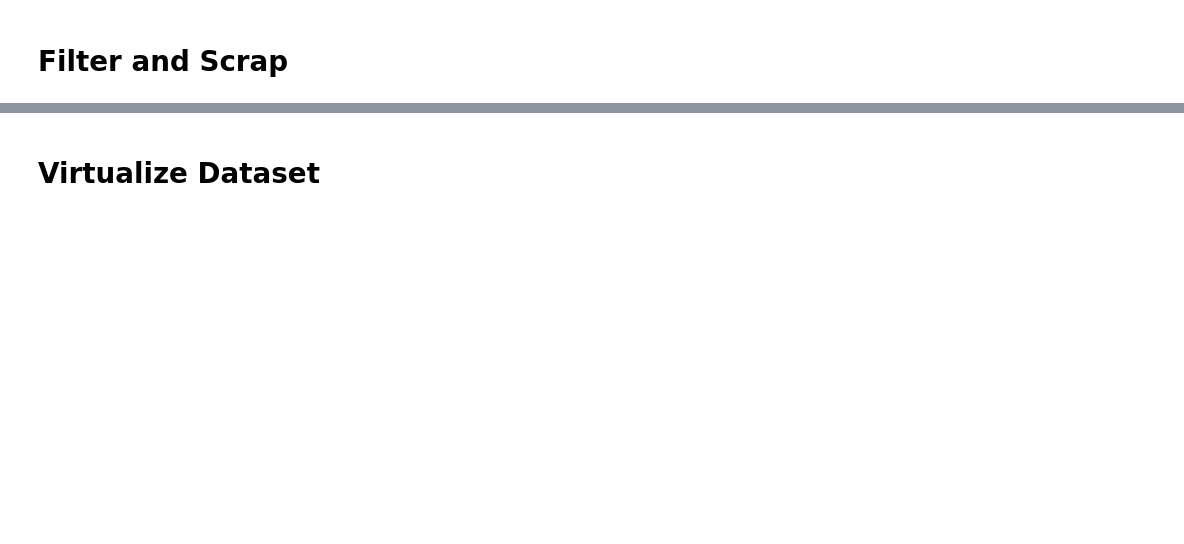
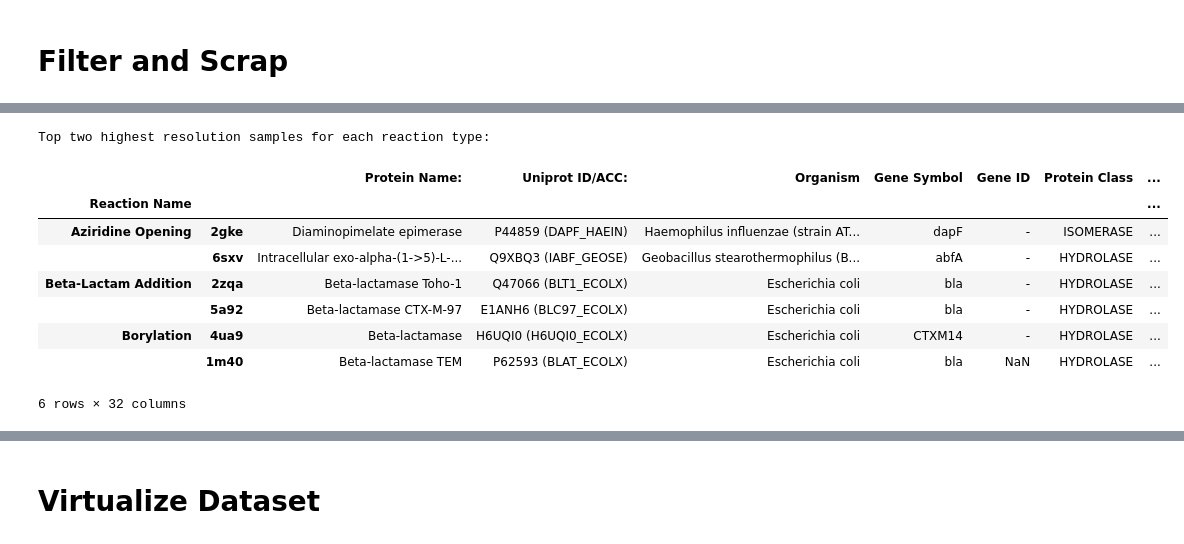
Before and after one commit to maskeci/Filter-for-CovPDB_complexes, a Jupyter notebook: Filter_n_Scrap.ipynb, the cells around one changed output, grey strips where cells are left out. Drawn from its saved outputs; the diff is of its cells as text; code cells hidden in the pictures; blank space fills up the shorter version.

```diff
--- a/Filter_n_Scrap.ipynb
+++ b/Filter_n_Scrap.ipynb
@@ -11,6 +13,6 @@ import matplotlib.pyplot as plt
 # %%
-# STEP 1: All complexes will be filtered
-def filter_complexes():
+# STEP 1: All complexes will be filtered: filter_complexes()
+def filter_complexes(resolution_value : float):
     # Find and list all complexes in folder that in samae location with this script
     complex_folder = "CovPDB_complexes"
     cwd = os.path.join(os.getcwd(), complex_folder)
@@ -18,7 +20,7 @@ def filter_complexes():
     complexes = [f for f in listdir(cwd)]
 
     # Create new folder in current directory
-    name_newfolder = "Resolution_2.5"
+    name_newfolder = f"Resolution_{resolution_value}"
     newfolder = os.path.join(os.getcwd(), name_newfolder)
 
     if not os.path.exists(newfolder):
@@ -26,7 +28,7 @@ def filter_complexes():
 
     # Seaching and filtering
     count = 0
-    all_proteins = [] # Empty list to store protein names as string to use for web scraper
+    all_proteins = {} # Empty list to store protein names as string to use for web scraper
 
     for protein in complexes: # All index in "complexes" list are also name of the folder and name of the pdb file
 
@@ -39,12 +41,12 @@ def filter_complexes():
                     line = line.split()
                     try:
                         resolution = float(line[3])
-                        if resolution >= 2.5:
+                        if resolution <= resolution_value:
                             destination_folder = os.path.join(newfolder, protein)
                             shutil.copytree(protein_folder, destination_folder)
-                            print(f'{protein} with the resolution of {resolution} is copied to {destination_folder} ')
+                            #print(f'{protein} with the resolution of {resolution} is copied to {destination_folder} ')
                             count += 1
-                            all_proteins.append(protein)
+                            all_proteins[protein] = resolution
                         break
                     except:
                         #print(f'No resolution data of {protein}')
@@ -130,25 +191,32 @@ def Data_Scraper(url : str):
 # %% [markdown]
 # Filter and Scrap
 # %%
-# STEP 4: Data will be concentrated as dataframe
 dataset = pd.DataFrame()
 not_collected = []
+collected = []
+all_proteins = filter_complexes(1.5) #Selects proteins with resolution lower than 1.5
 
 for protein in all_proteins:
     print(f'{protein} data is collecting')
     try:
         proteindata_url = Find_url(protein)
         data = Data_Scraper(proteindata_url)
+        information = Data_Extracter(data)
+        information = information.rename(index={0: protein}) #Index of data will be changed with protein id
 
-        data = data.rename(index={0: protein})
 
-        frames = [dataset,data]
+        frames = [dataset,information]
         dataset = pd.concat(frames)
 
+        collected.append(protein)
         print(f'Collected\n')
     except:
         not_collected.append(protein)
         print(f'{protein} data cannot be collected')
 
+#Structure resolution data will be added in order to select bests.
+resolution_data = pd.DataFrame(all_proteins.values(),columns=['Structure Resolution'],index=all_proteins.keys())
+dataset = dataset.join(resolution_data)
+
 print(f'PROCESS FINISHED')
-print('Not collected proteins: ', not_collected)
+print(f'{len(collected)} protein collected.\n{len(not_collected)} non-collected proteins: ', not_collected)
@@ -157,0 +290,20 @@ dataset.to_excel('Dataset.xlsx')
+# %%
+def top_two_resolutions(group):
+    return group.sort_values('Structure Resolution', ascending=True).head(2)
+
+# Group by 'Reaction Name' and apply the top_two_resolutions function
+highest_res_samples = dataset.groupby('Reaction Name').apply(top_two_resolutions)
+
+print("Top two highest resolution samples for each reaction type:")
+highest_res_samples.head(6)
+# %% [output]
+Top two highest resolution samples for each reaction type:
+|  |  | Protein Name: | Uniprot ID/ACC: | Organism | Gene Symbol | Gene ID | Protein Class | ... |
+| Reaction Name |  |  |  |  |  |  |  | ... |
+| Aziridine Opening | 2gke | Diaminopimelate epimerase | P44859 (DAPF_HAEIN) | Haemophilus influenzae (strain AT... | dapF | - | ISOMERASE | ... |
+|  | 6sxv | Intracellular exo-alpha-(1->5)-L-... | Q9XBQ3 (IABF_GEOSE) | Geobacillus stearothermophilus (B... | abfA | - | HYDROLASE | ... |
+| Beta-Lactam Addition | 2zqa | Beta-lactamase Toho-1 | Q47066 (BLT1_ECOLX) | Escherichia coli | bla | - | HYDROLASE | ... |
+|  | 5a92 | Beta-lactamase CTX-M-97 | E1ANH6 (BLC97_ECOLX) | Escherichia coli | bla | - | HYDROLASE | ... |
+| Borylation | 4ua9 | Beta-lactamase | H6UQI0 (H6UQI0_ECOLX) | Escherichia coli | CTXM14 | - | HYDROLASE | ... |
+|  | 1m40 | Beta-lactamase TEM | P62593 (BLAT_ECOLX) | Escherichia coli | bla | NaN | HYDROLASE | ... |
+6 rows × 32 columns
```
Also changed, not shown: parts of 19 cells of this notebook.
